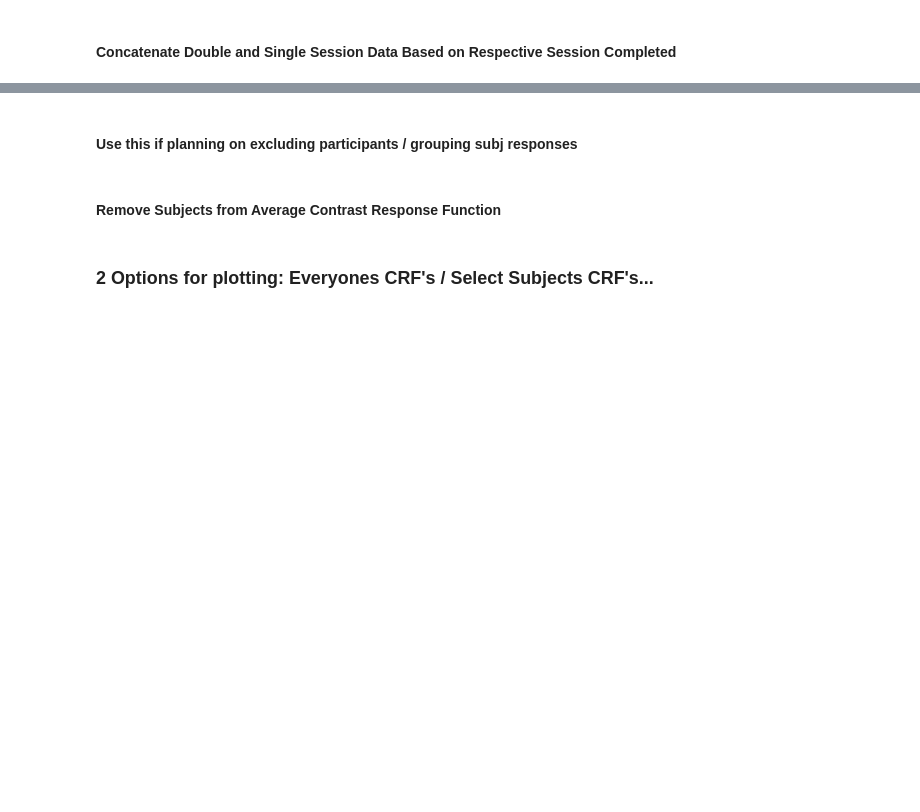
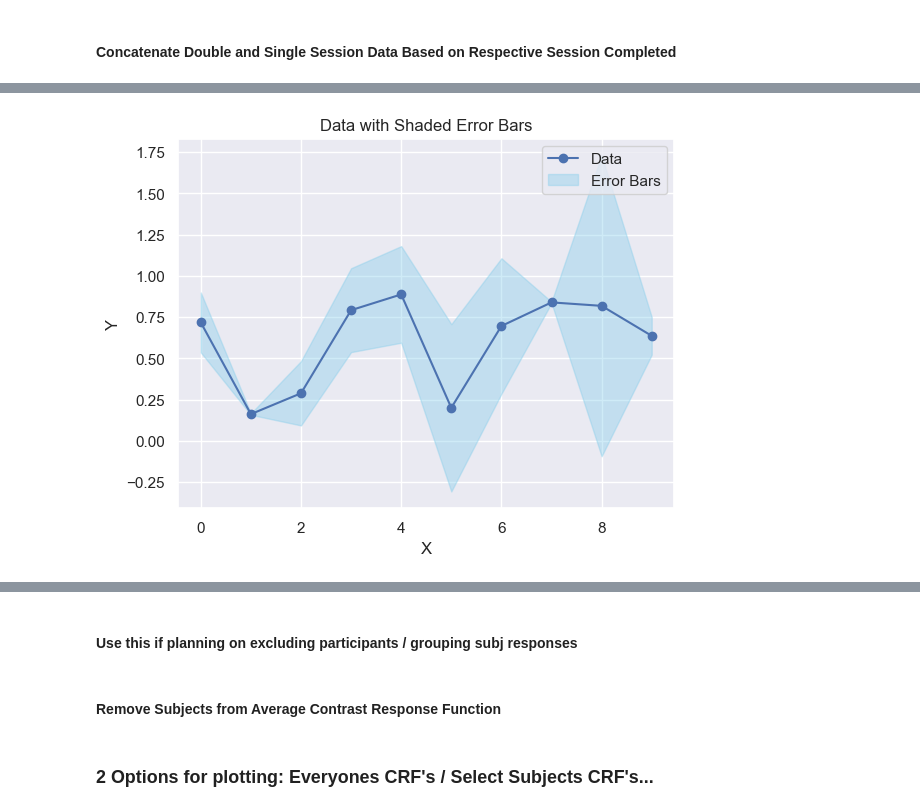
Before and after one commit to PatriciaNL/LTP_analysis, a Jupyter notebook: PythonScripts/ProcessingPipeline/GrandCRFAvgData.ipynb, the cells around one changed output, grey strips where cells are left out. Cells and saved outputs as stored; diff of their text form; code cells hidden in the pictures; blank space fills up the shorter version.

```diff
--- a/PythonScripts/ProcessingPipeline/GrandCRFAvgData.ipynb
+++ b/PythonScripts/ProcessingPipeline/GrandCRFAvgData.ipynb
@@ -232,0 +226,24 @@ print("Keys in dict1 after update:", dict1.keys())
+# %%
+import matplotlib.pyplot as plt
+import numpy as np
+
+# Generate some sample data
+x = np.arange(10)
+y = np.random.rand(10)
+errors = np.random.rand(10)
+
+# Calculate upper and lower bounds for error bars
+upper_bound = y + errors
+lower_bound = y - errors
+
+# Create the plot
+plt.plot(x, y, 'o-', label='Data')
+plt.fill_between(x, lower_bound, upper_bound, color='skyblue', alpha=0.4, label='Error Bars')
+
+plt.xlabel('X')
+plt.ylabel('Y')
+plt.title('Data with Shaded Error Bars')
+plt.legend()
+plt.show()
+# %% [output]
+[figure, added]
```
Also changed, not shown: parts of 26 cells of this notebook.
